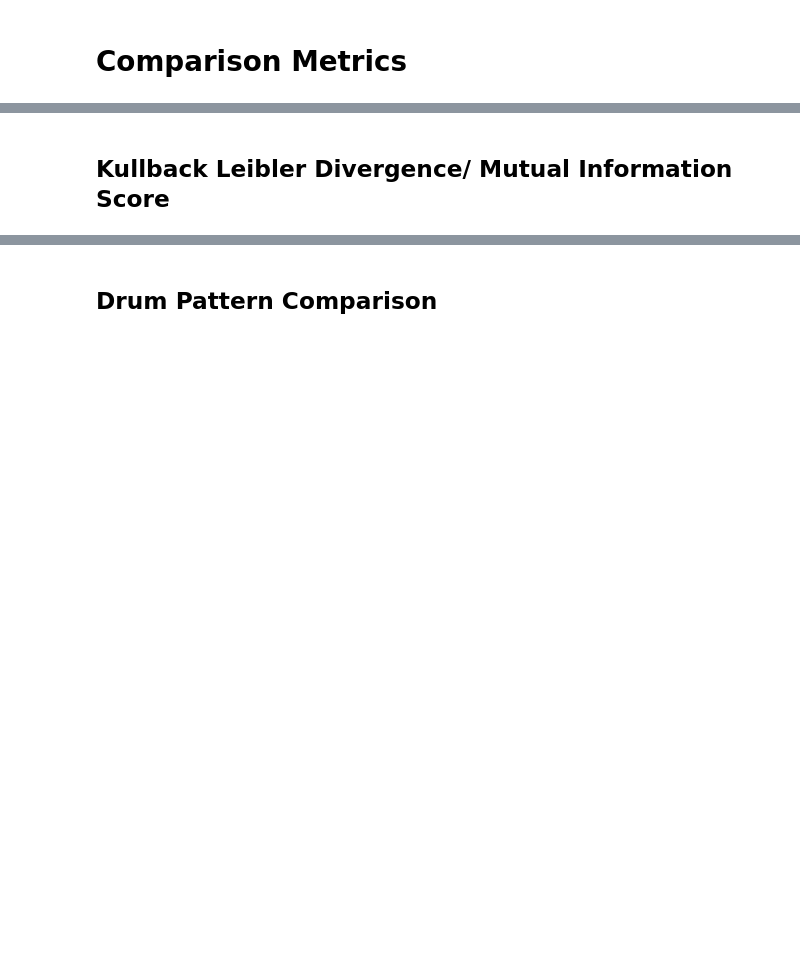
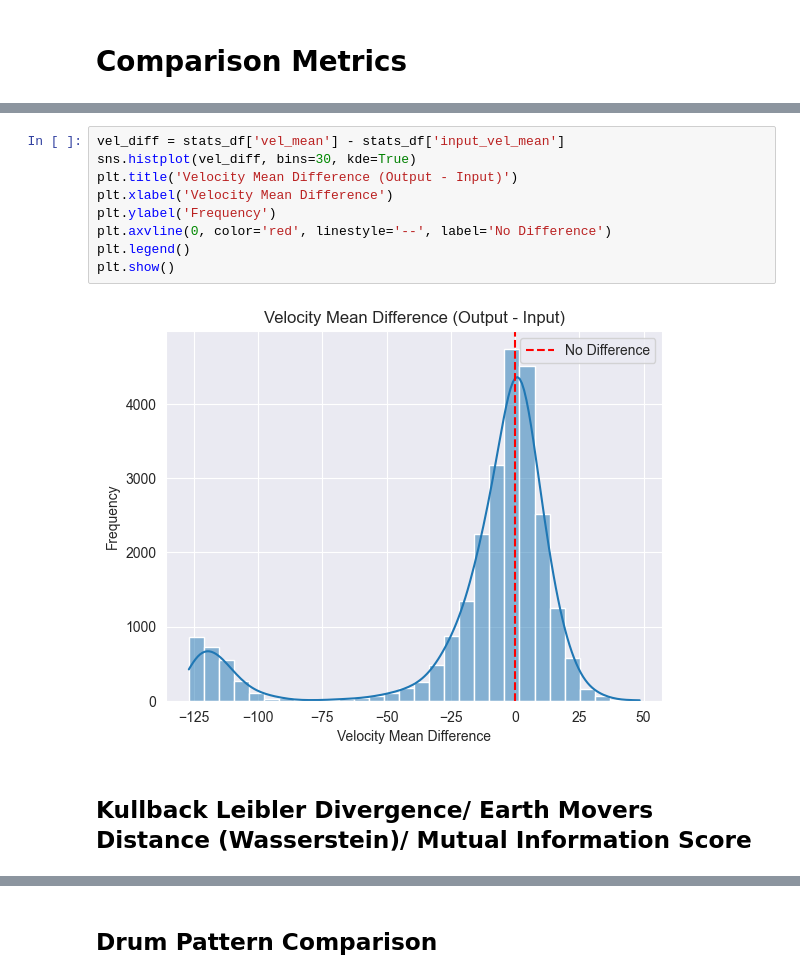
Before and after one commit to FlowkoHinti/GroovePal, a Jupyter notebook: Evaluation/ModelOutputAnalysis.ipynb, the cells around one changed output, grey strips where cells are left out. Cells and saved outputs as stored; diff of their text form; blank space fills up the shorter version.

```diff
--- a/Evaluation/ModelOutputAnalysis.ipynb
+++ b/Evaluation/ModelOutputAnalysis.ipynb
@@ -7,4 +280,15 @@
+# %%
+vel_diff = stats_df['vel_mean'] - stats_df['input_vel_mean']
+sns.histplot(vel_diff, bins=30, kde=True)
+plt.title('Velocity Mean Difference (Output - Input)')
+plt.xlabel('Velocity Mean Difference')
+plt.ylabel('Frequency')
+plt.axvline(0, color='red', linestyle='--', label='No Difference')
+plt.legend()
+plt.show()
+# %% [output]
+[figure, added]
 # %% [markdown]
-## Kullback Leibler Divergence/ Mutual Information Score
+## Kullback Leibler Divergence/ Earth Movers Distance (Wasserstein)/ Mutual Information Score
 # %%
 # compare human vs predicted distributions
```
Also changed, not shown: parts of 37 cells of this notebook, 1 other file.
